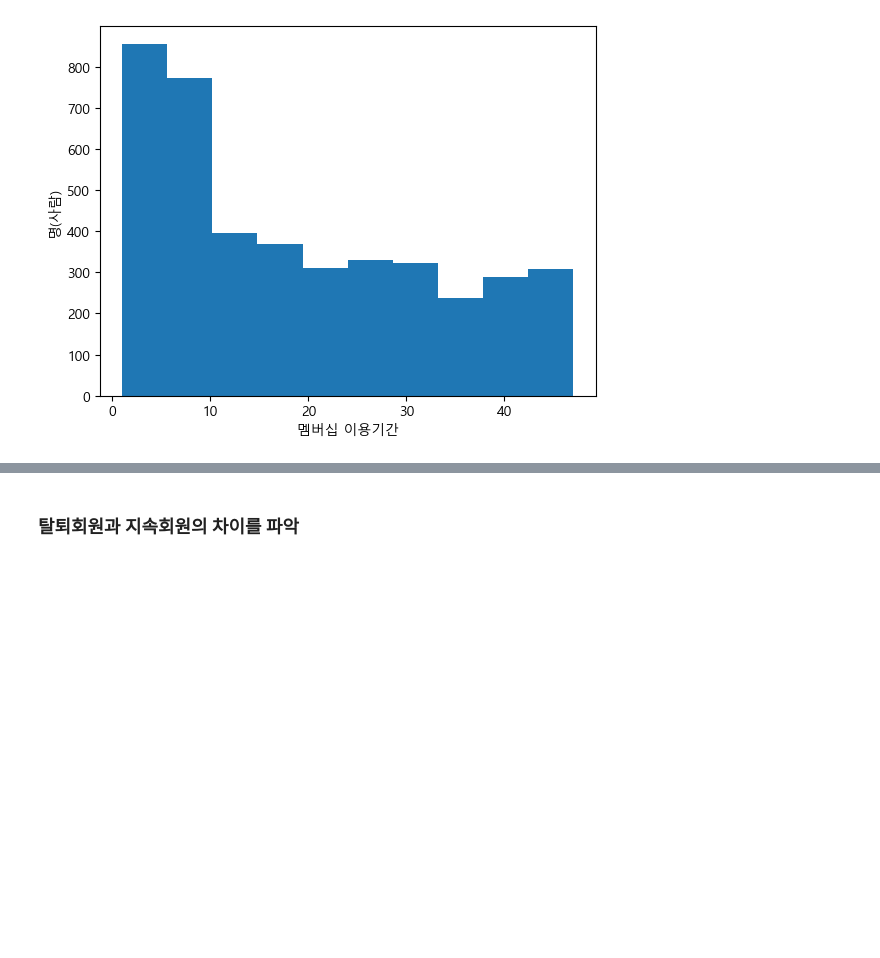
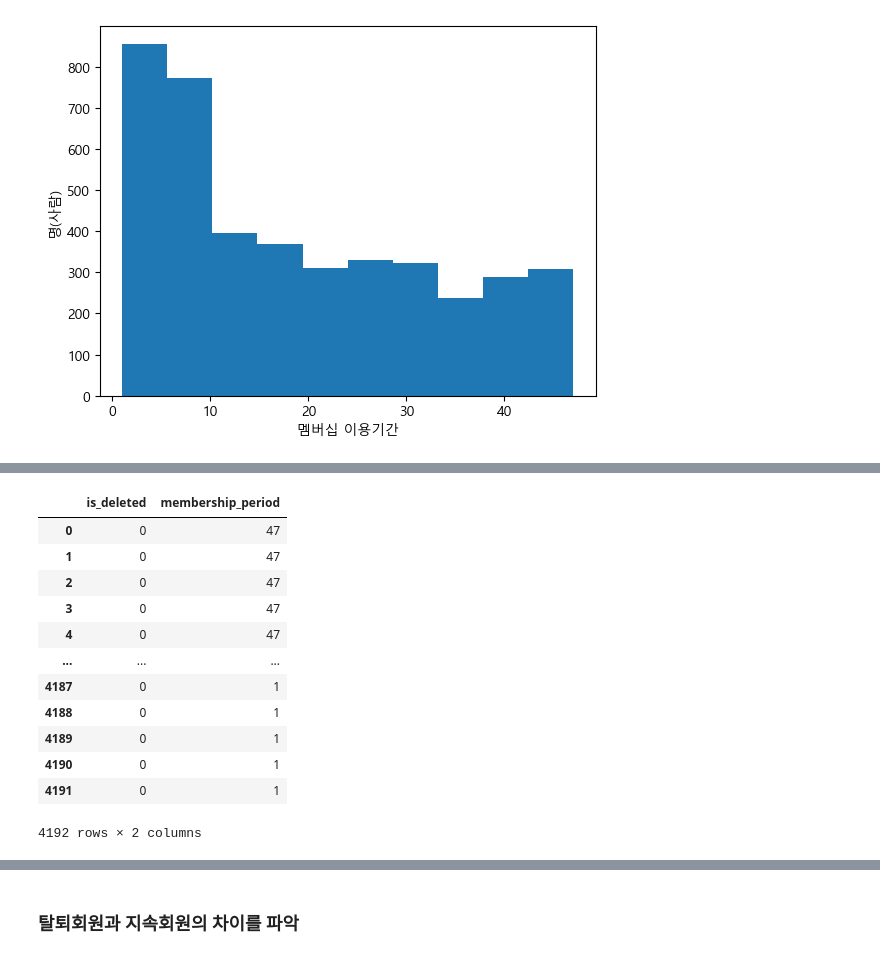
Before and after one commit to aroa97/practice, a Jupyter notebook: churn/practice/3장/3장_연습.ipynb, the cells around one changed output, grey strips where cells are left out. Saved outputs shown, nothing was run; the diff lists cells and outputs as text; code cells hidden in the pictures; blank space fills up the shorter version.

```diff
--- a/churn/practice/3장/3장_연습.ipynb
+++ b/churn/practice/3장/3장_연습.ipynb
@@ -646,0 +645,16 @@ plt.show()
+# %%
+customer_join[['is_deleted', 'membership_period']]
+# %% [output]
+|  | is_deleted | membership_period |
+| 0 | 0 | 47 |
+| 1 | 0 | 47 |
+| 2 | 0 | 47 |
+| 3 | 0 | 47 |
+| 4 | 0 | 47 |
+| ... | ... | ... |
+| 4187 | 0 | 1 |
+| 4188 | 0 | 1 |
+| 4189 | 0 | 1 |
+| 4190 | 0 | 1 |
+| 4191 | 0 | 1 |
+4192 rows × 2 columns
```
Also changed, not shown: parts of 8 cells of this notebook, 5 other files.
